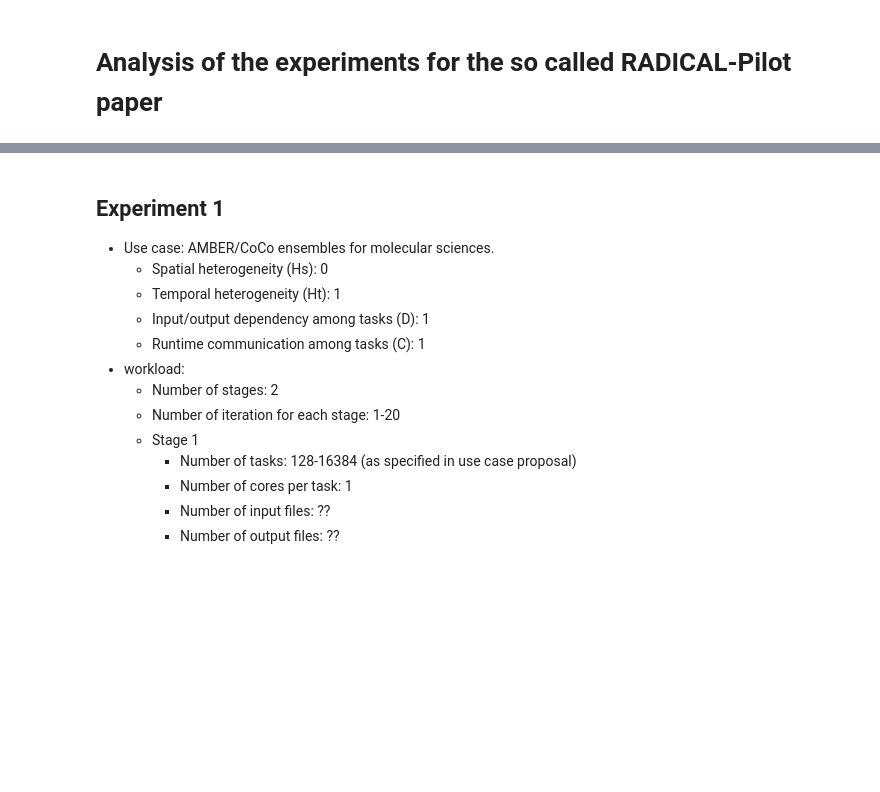
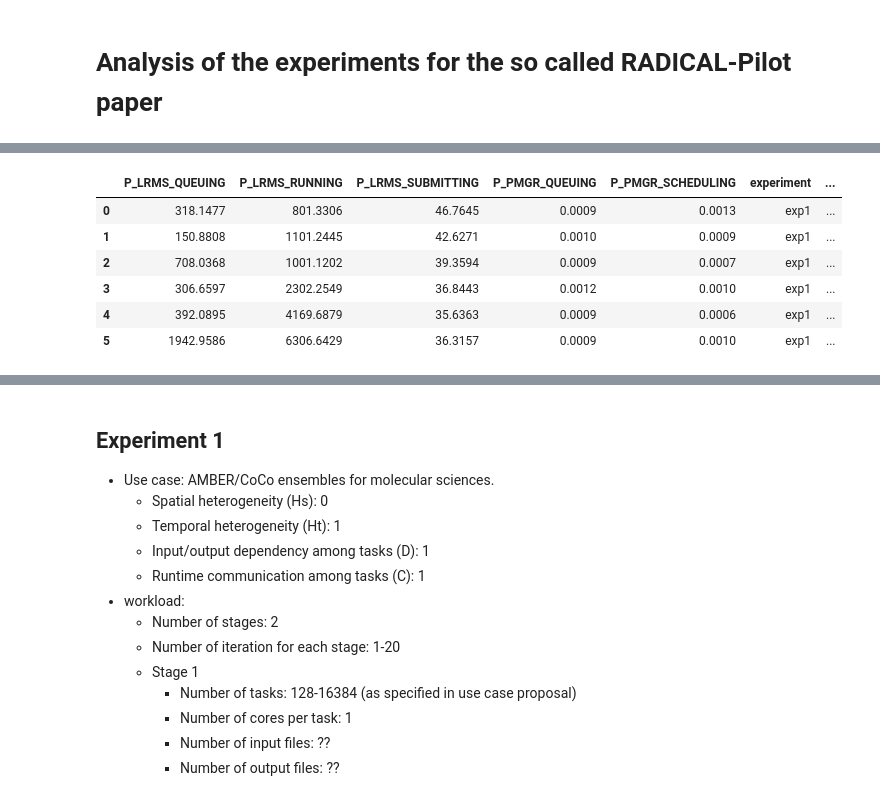
Before and after one commit to radical-experiments/rp-paper, a Jupyter notebook: analysis/rp_paper_experiments.ipynb, the cells around one changed output, grey strips where cells are left out. Saved outputs shown, nothing was run; the diff lists cells and outputs as text; code cells hidden in the pictures; blank space fills up the shorter version.

Commit message:
Ongoing analysis Experiment 1

```diff
--- a/analysis/rp_paper_experiments.ipynb
+++ b/analysis/rp_paper_experiments.ipynb
@@ -94,0 +126,10 @@ units = pd.read_csv('data/units.csv', index_col=0)
+# %%
+pilots
+# %% [output]
+|  | P_LRMS_QUEUING | P_LRMS_RUNNING | P_LRMS_SUBMITTING | P_PMGR_QUEUING | P_PMGR_SCHEDULING | experiment | ... |
+| 0 | 318.1477 | 801.3306 | 46.7645 | 0.0009 | 0.0013 | exp1 | ... |
+| 1 | 150.8808 | 1101.2445 | 42.6271 | 0.0010 | 0.0009 | exp1 | ... |
+| 2 | 708.0368 | 1001.1202 | 39.3594 | 0.0009 | 0.0007 | exp1 | ... |
+| 3 | 306.6597 | 2302.2549 | 36.8443 | 0.0012 | 0.0010 | exp1 | ... |
+| 4 | 392.0895 | 4169.6879 | 35.6363 | 0.0009 | 0.0006 | exp1 | ... |
+| 5 | 1942.9586 | 6306.6429 | 36.3157 | 0.0009 | 0.0010 | exp1 | ... |
```
Also changed, not shown: parts of 5 cells of this notebook.
